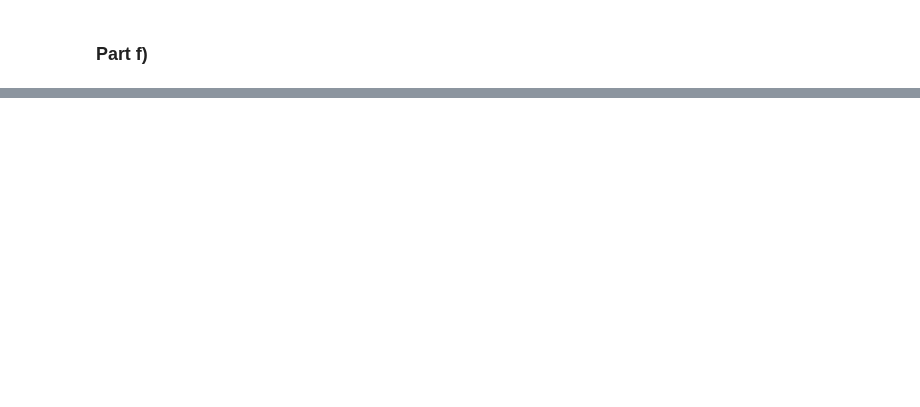
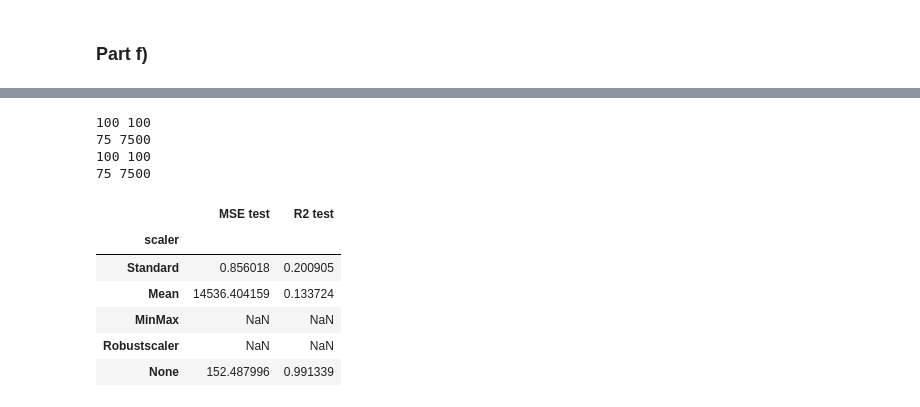
Before and after one commit to HildeLa/Project1_FYS-STK, a Jupyter notebook: Prosjekt1.ipynb, the cells around one changed output, grey strips where cells are left out. Cells and saved outputs as stored; diff of their text form; code cells hidden in the pictures; blank space fills up the shorter version.

```diff
--- a/Prosjekt1.ipynb
+++ b/Prosjekt1.ipynb
@@ -945,25 +951,41 @@ plt.show()
 # %%
 degree = 20
 
 X = create_X(x, y, degree)
 #Splits 1/3 for testing and 4/5 for training
 for i, func in enumerate(func_list):
 
     #Splits 1/4 for testing and 3/4 for training
     X_train, X_test, z_train, z_test = train_test_split(X,z,test_size=1/4)
     X_train_scaled, X_test_scaled, z_train_scaled, z_test_scaled = func(X_train, X_test, z_train, z_test)
-    print(len(X_train_scaled), len(z_train_scaled))
-    beta = find_beta(X_train_scaled, z_train_scaled)
+    try:
+        beta = find_beta(X_train_scaled, z_train_scaled)
+        z_ = X_test_scaled @ beta
 
-    z_ = X_test_scaled @ beta
+        #Find estimated of quality of fmodel fit
+        scores_OLS_scaled[i, 0] = MSE(z_test_scaled, z_)
+        scores_OLS_scaled[i, 1] = R2(z_test_scaled, z_)
+    except ValueError:
+        scores_OLS_scaled[i, 0] = MSE(np.nan, np.nan)
+        scores_OLS_scaled[i, 1] = R2(np.nan, np.nan)
+        print(len(z), len(X))
+        print(len(X_train_scaled), len(z_train_scaled))
 
-    #Find estimated of quality of fmodel fit
-    scores_OLS_scaled[i, 0] = MSE(z_test_scaled, z_)
-    scores_OLS_scaled[i, 1] = R2(z_test_scaled, z_)
-
-d1 = pd.DataFrame(scores_OLS_scaled, columns = ('MSE test', 'R2 test'))
-d = pd.concat([d1], axis =1)
+scaled_df1 = pd.DataFrame(scores_OLS_scaled, columns = ('MSE test', 'R2 test'))
+d = pd.concat([scaled_df1], axis =1)
 names = ['Standard', 'Mean', 'MinMax', 'Robustscaler', 'None']
 d['scaler'] = names
 d[['scaler', 'MSE test','R2 test']].set_index('scaler')
+# %% [output]
+100 100
+75 7500
+100 100
+75 7500
+|  | MSE test | R2 test |
+| scaler |  |  |
+| Standard | 0.856018 | 0.200905 |
+| Mean | 14536.404159 | 0.133724 |
+| MinMax | NaN | NaN |
+| Robustscaler | NaN | NaN |
+| None | 152.487996 | 0.991339 |
 # %%
```
Also changed, not shown: parts of 24 cells of this notebook.
